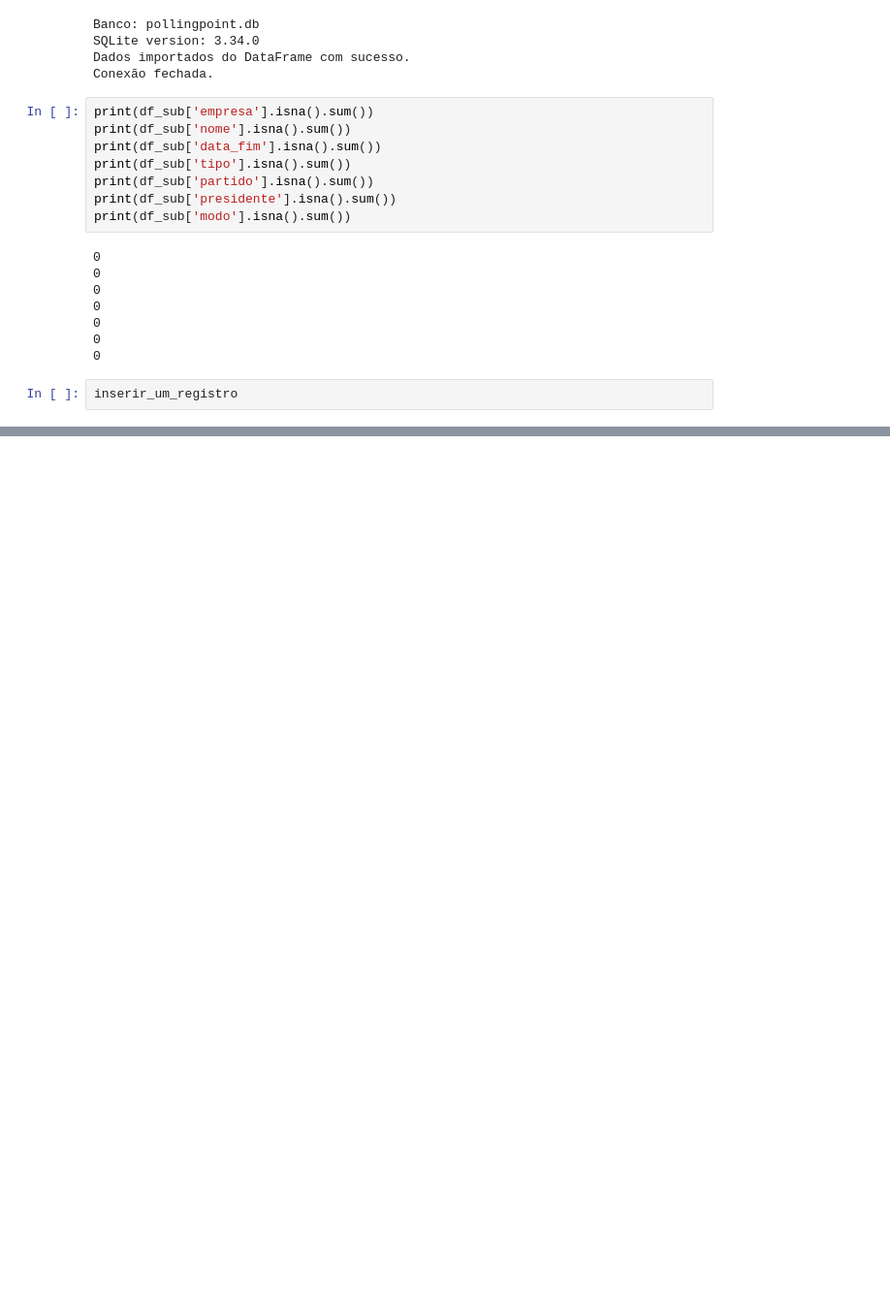
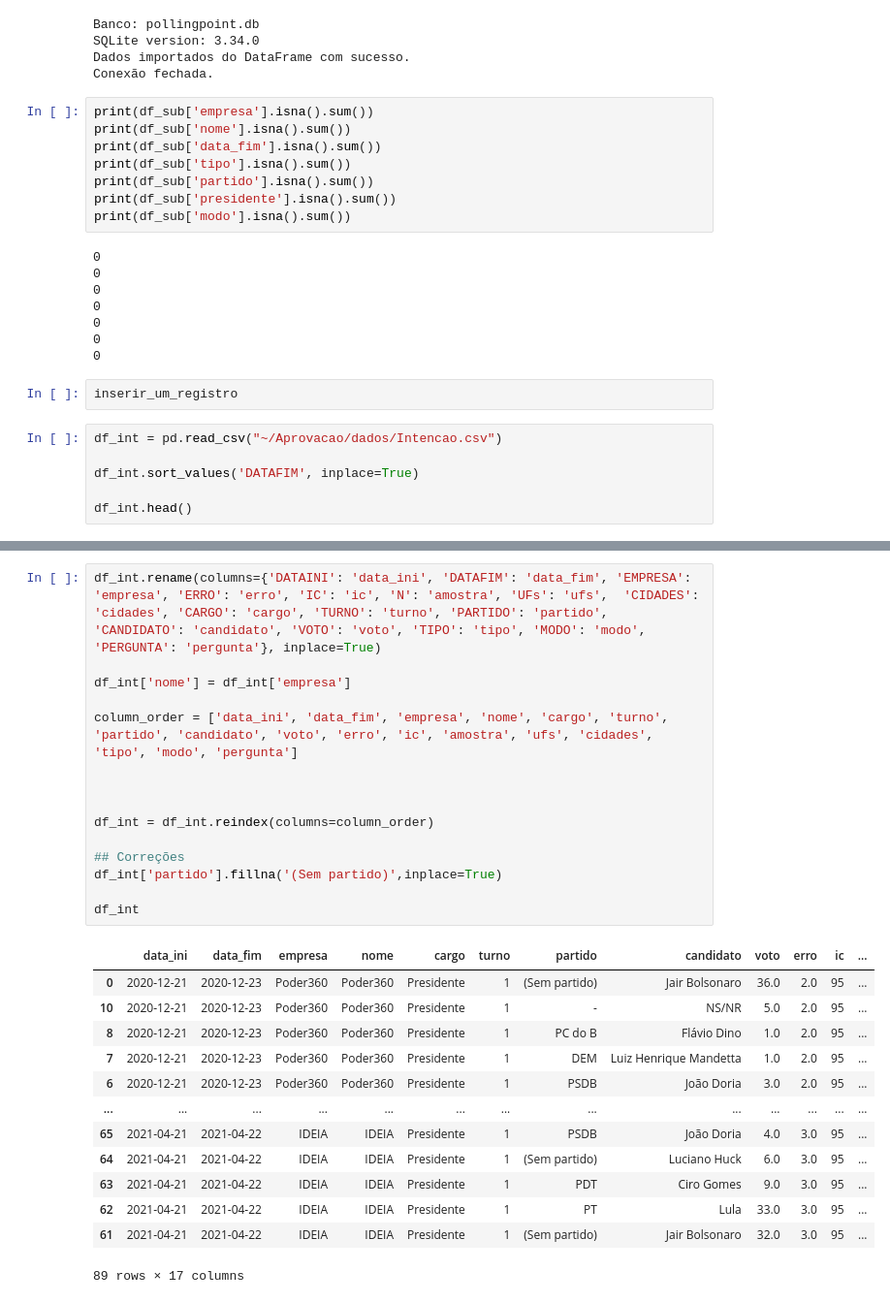
Before and after one commit to dmarcelinobr/pollingland, a Jupyter notebook: populate_bd_v1.ipynb, the cells around one changed output, grey strips where cells are left out. Shown at 97% size. Drawn from its saved outputs; the diff is of its cells as text; blank space fills up the shorter version.

```diff
--- a/populate_bd_v1.ipynb
+++ b/populate_bd_v1.ipynb
@@ -371,3 +212,9 @@ print(df_sub['modo'].isna().sum())
 0
 # %%
 inserir_um_registro
+# %%
+df_int = pd.read_csv("~/Aprovacao/dados/Intencao.csv")
+
+df_int.sort_values('DATAFIM', inplace=True)
+
+df_int.head()
@@ -373,0 +228,29 @@ inserir_um_registro
+# %%
+df_int.rename(columns={'DATAINI': 'data_ini', 'DATAFIM': 'data_fim', 'EMPRESA': 'empresa', 'ERRO': 'erro', 'IC': 'ic', 'N': 'amostra', 'UFs': 'ufs',  'CIDADES': 'cidades', 'CARGO': 'cargo', 'TURNO': 'turno', 'PARTIDO': 'partido', 'CANDIDATO': 'candidato', 'VOTO': 'voto', 'TIPO': 'tipo', 'MODO': 'modo', 'PERGUNTA': 'pergunta'}, inplace=True)
+
+df_int['nome'] = df_int['empresa']
+
+column_order = ['data_ini', 'data_fim', 'empresa', 'nome', 'cargo', 'turno', 'partido', 'candidato', 'voto', 'erro', 'ic', 'amostra', 'ufs', 'cidades', 'tipo', 'modo', 'pergunta']
+
+
+
+df_int = df_int.reindex(columns=column_order)
+
+## Correções
+df_int['partido'].fillna('(Sem partido)',inplace=True)
+
+df_int
+# %% [output]
+|  | data_ini | data_fim | empresa | nome | cargo | turno | partido | candidato | voto | erro | ic | ... |
+| 0 | 2020-12-21 | 2020-12-23 | Poder360 | Poder360 | Presidente | 1 | (Sem partido) | Jair Bolsonaro | 36.0 | 2.0 | 95 | ... |
+| 10 | 2020-12-21 | 2020-12-23 | Poder360 | Poder360 | Presidente | 1 | - | NS/NR | 5.0 | 2.0 | 95 | ... |
+| 8 | 2020-12-21 | 2020-12-23 | Poder360 | Poder360 | Presidente | 1 | PC do B | Flávio Dino | 1.0 | 2.0 | 95 | ... |
+| 7 | 2020-12-21 | 2020-12-23 | Poder360 | Poder360 | Presidente | 1 | DEM | Luiz Henrique Mandetta | 1.0 | 2.0 | 95 | ... |
+| 6 | 2020-12-21 | 2020-12-23 | Poder360 | Poder360 | Presidente | 1 | PSDB | João Doria | 3.0 | 2.0 | 95 | ... |
+| ... | ... | ... | ... | ... | ... | ... | ... | ... | ... | ... | ... | ... |
+| 65 | 2021-04-21 | 2021-04-22 | IDEIA | IDEIA | Presidente | 1 | PSDB | João Doria | 4.0 | 3.0 | 95 | ... |
+| 64 | 2021-04-21 | 2021-04-22 | IDEIA | IDEIA | Presidente | 1 | (Sem partido) | Luciano Huck | 6.0 | 3.0 | 95 | ... |
+| 63 | 2021-04-21 | 2021-04-22 | IDEIA | IDEIA | Presidente | 1 | PDT | Ciro Gomes | 9.0 | 3.0 | 95 | ... |
+| 62 | 2021-04-21 | 2021-04-22 | IDEIA | IDEIA | Presidente | 1 | PT | Lula | 33.0 | 3.0 | 95 | ... |
+| 61 | 2021-04-21 | 2021-04-22 | IDEIA | IDEIA | Presidente | 1 | (Sem partido) | Jair Bolsonaro | 32.0 | 3.0 | 95 | ... |
+89 rows × 17 columns
```
Also changed, not shown: parts of 31 cells of this notebook, 5 other files.
